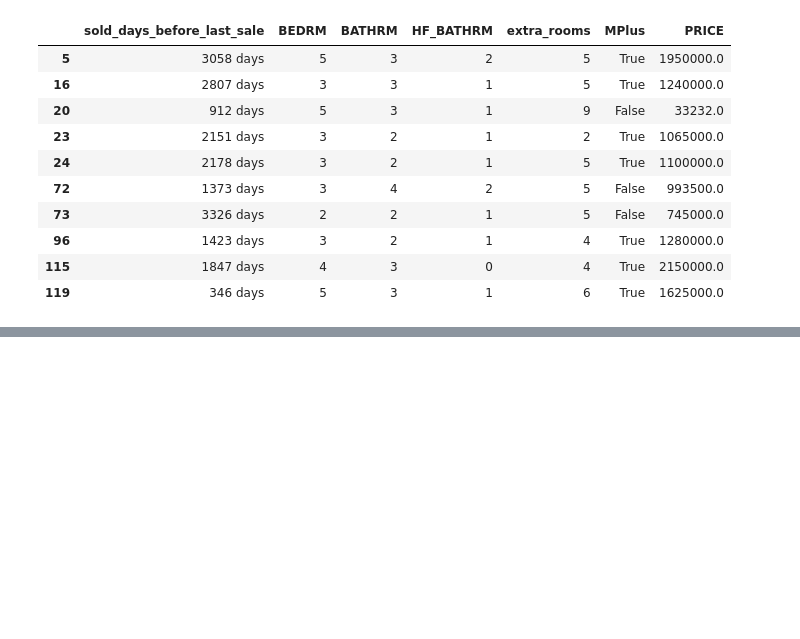
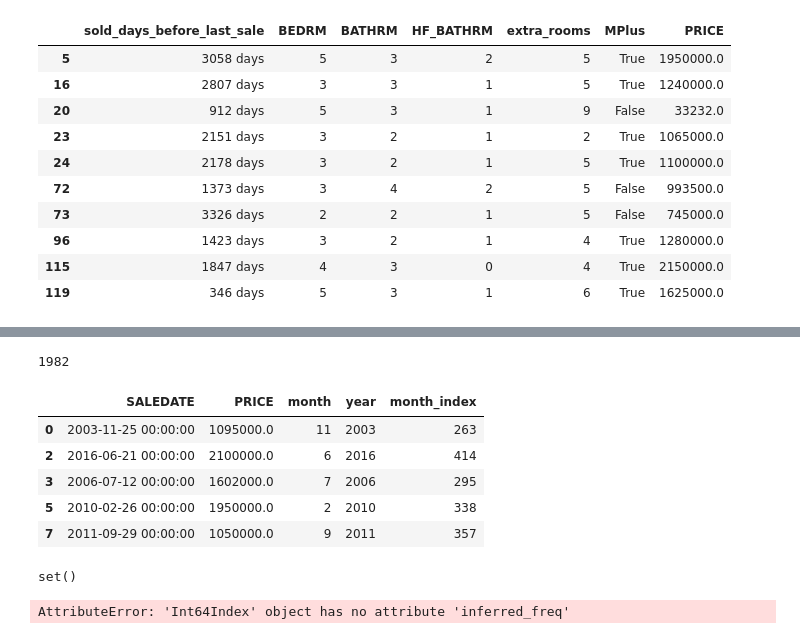
Before and after one commit to nt-ds/dc-residential-properties-analysis, a Jupyter notebook: eda/Housing_Exploration_Sean.ipynb, the cells around one changed output, grey strips where cells are left out. Saved outputs shown, nothing was run; the diff lists cells and outputs as text; code cells hidden in the pictures; blank space fills up the shorter version.

```diff
--- a/eda/Housing_Exploration_Sean.ipynb
+++ b/eda/Housing_Exploration_Sean.ipynb
@@ -414,0 +524,2 @@ Houses[Cols].head(10)
+# %%
+df4ts = df4ts[['SALEDATE','PRICE']].dropna()
@@ -414,0 +544,2 @@ Houses[Cols].head(10)
+# %%
+df4ts['month'] = pd.to_datetime(df4ts.SALEDATE).map(lambda x: x.month)
@@ -414,0 +555,17 @@ Houses[Cols].head(10)
+# %%
+df4ts['year'] = pd.to_datetime(df4ts.SALEDATE).map(lambda x: x.year)
+# %%
+min(df4ts.year)
+# %% [output]
+1982
+# %%
+df4ts['month_index'] = (df4ts.year - 1982)*12 + df4ts.month
+# %%
+df4ts.head()
+# %% [output]
+|  | SALEDATE | PRICE | month | year | month_index |
+| 0 | 2003-11-25 00:00:00 | 1095000.0 | 11 | 2003 | 263 |
+| 2 | 2016-06-21 00:00:00 | 2100000.0 | 6 | 2016 | 414 |
+| 3 | 2006-07-12 00:00:00 | 1602000.0 | 7 | 2006 | 295 |
+| 5 | 2010-02-26 00:00:00 | 1950000.0 | 2 | 2010 | 338 |
+| 7 | 2011-09-29 00:00:00 | 1050000.0 | 9 | 2011 | 357 |
@@ -414,0 +576,8 @@ Houses[Cols].head(10)
+# %%
+set(range(121,439)).difference(set(gts.index))
+# %% [output]
+set()
+# %%
+seasonal_decompose(gts)
+# %% [output]
+AttributeError: 'Int64Index' object has no attribute 'inferred_freq'
```
Also changed, not shown: parts of 18 cells of this notebook.
